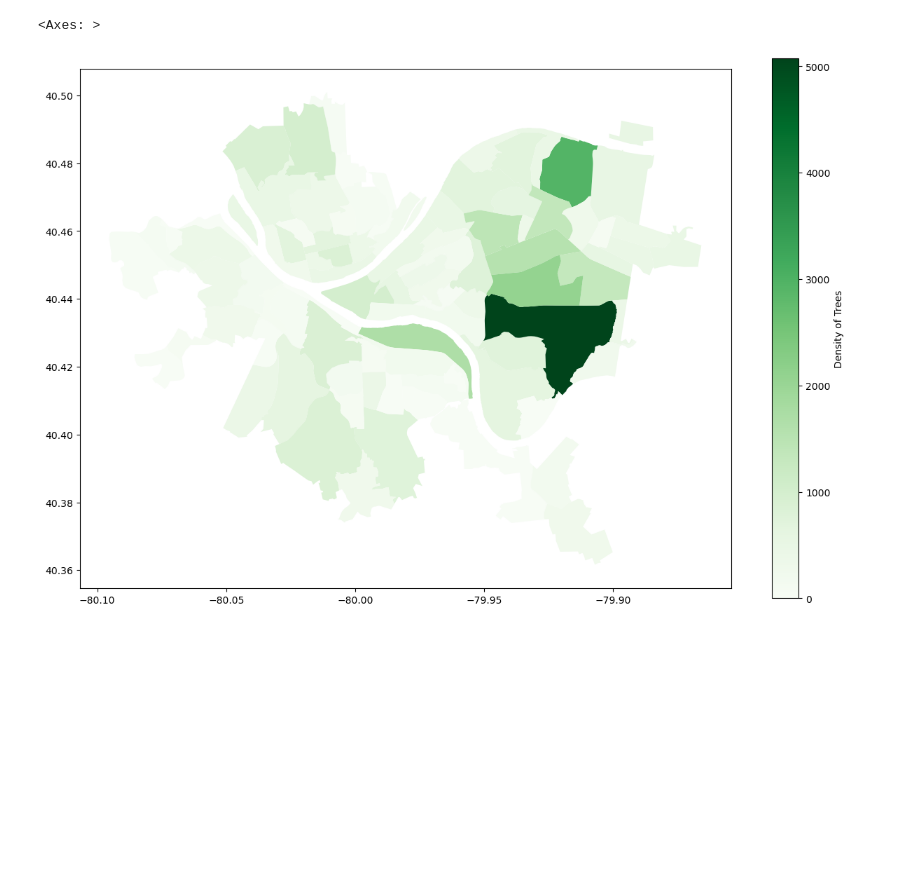
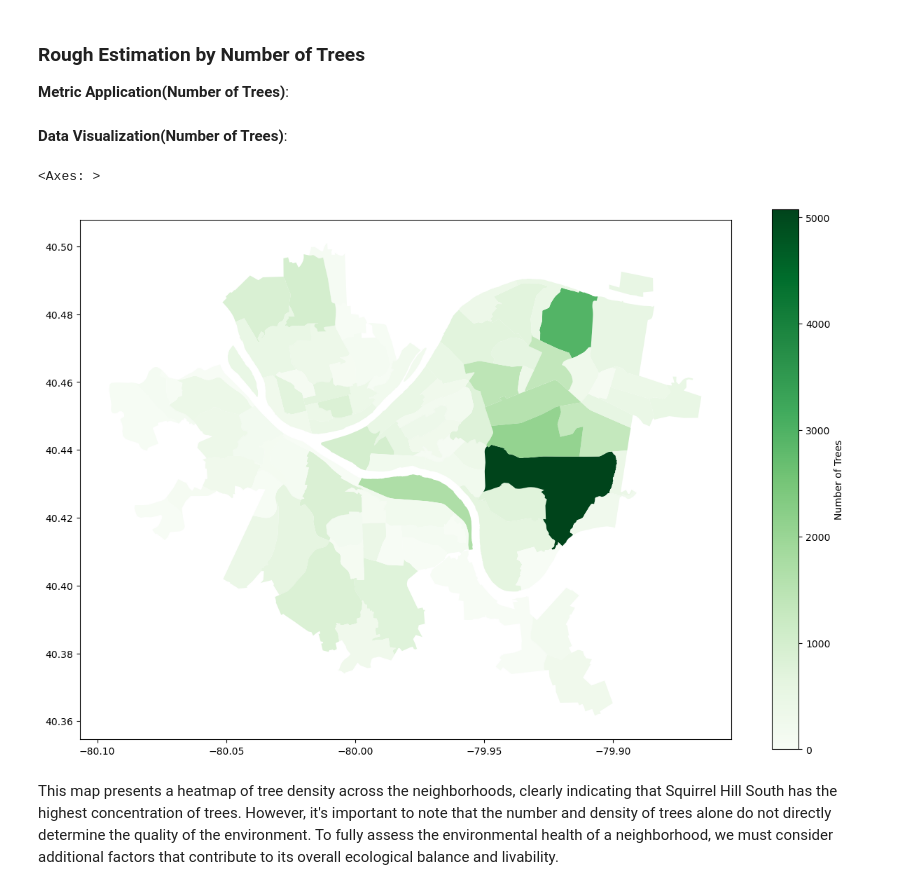
Before and after one commit to Irisiiin/Final-Project-Group-1_CMPINF0010, a Jupyter notebook: ZhuoyanCen.ipynb, the cells around one changed output. Drawn from its saved outputs; the diff is of its cells as text; code cells hidden in the pictures; blank space fills up the shorter version.

```diff
--- a/ZhuoyanCen.ipynb
+++ b/ZhuoyanCen.ipynb
@@ -1,3 +26,7 @@
+# %% [markdown]
+### Rough Estimation by Number of Trees
+
+**Metric Application(Number of Trees)**:
 # %%
 import geopandas as gpd
 import pandas as pd
@@ -9,15 +38,15 @@ city_pitts_gdf = gpd.read_file("City_of_Pittsburgh_Neighborhoods.shp")
 
 tree_data = pd.read_csv('trees.csv', low_memory = False)
 
-
-
 #set frequency of trees to city_pitts_gdf
 tree_counts = tree_data['neighborhood'].value_counts()
 city_pitts_gdf['tree_count'] = city_pitts_gdf['HOOD'].map(tree_counts).fillna(0)
-
-
-
-city_pitts_gdf.plot(column = 'tree_count', legend = True, cmap = "Greens", figsize=(15, 10), legend_kwds={"label": "Density of Trees"})
-# %% [output]
-<Axes: >
-[figure, removed]
+# %% [markdown]
+**Data Visualization(Number of Trees)**:
+# %%
+city_pitts_gdf.plot(column = 'tree_count', legend = True, cmap = "Greens", figsize=(15, 10), legend_kwds={"label": "Number of Trees"})
+# %% [output]
+<Axes: >
+[figure, added]
+# %% [markdown]
+This map presents a heatmap of tree density across the neighborhoods, clearly indicating that Squirrel Hill South has the highest concentration of trees. However, it's important to note that the number and density of trees alone do not directly determine the quality of the environment. To fully assess the environmental health of a neighborhood, we must consider additional factors that contribute to its overall ecological balance and livability.
```
Also changed, not shown: parts of 19 cells of this notebook.
